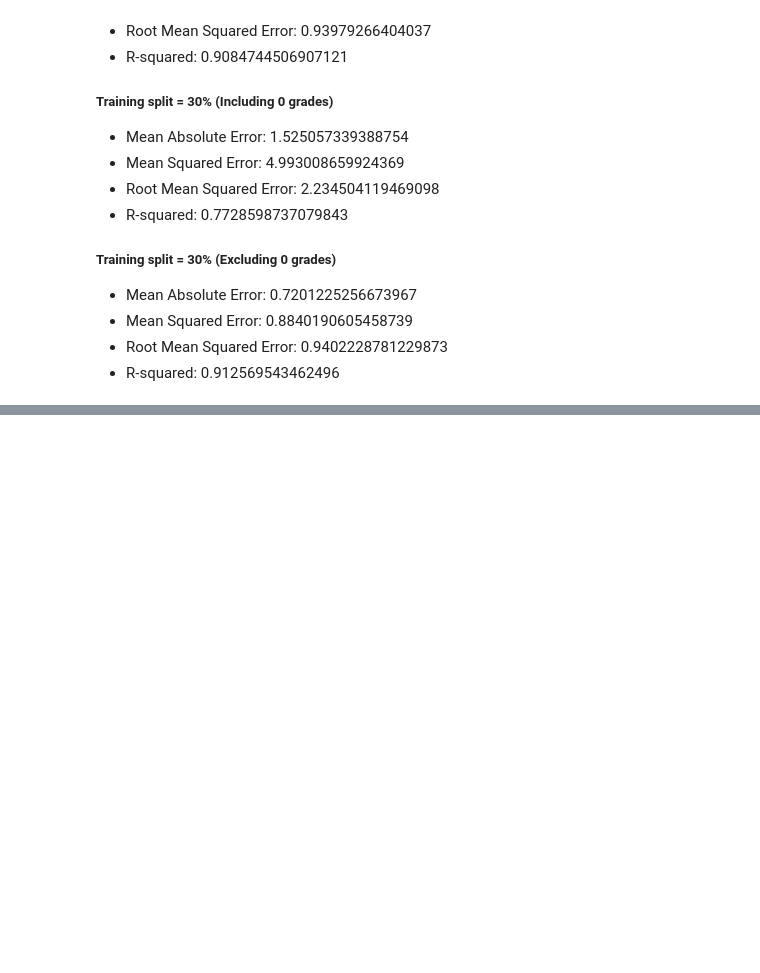
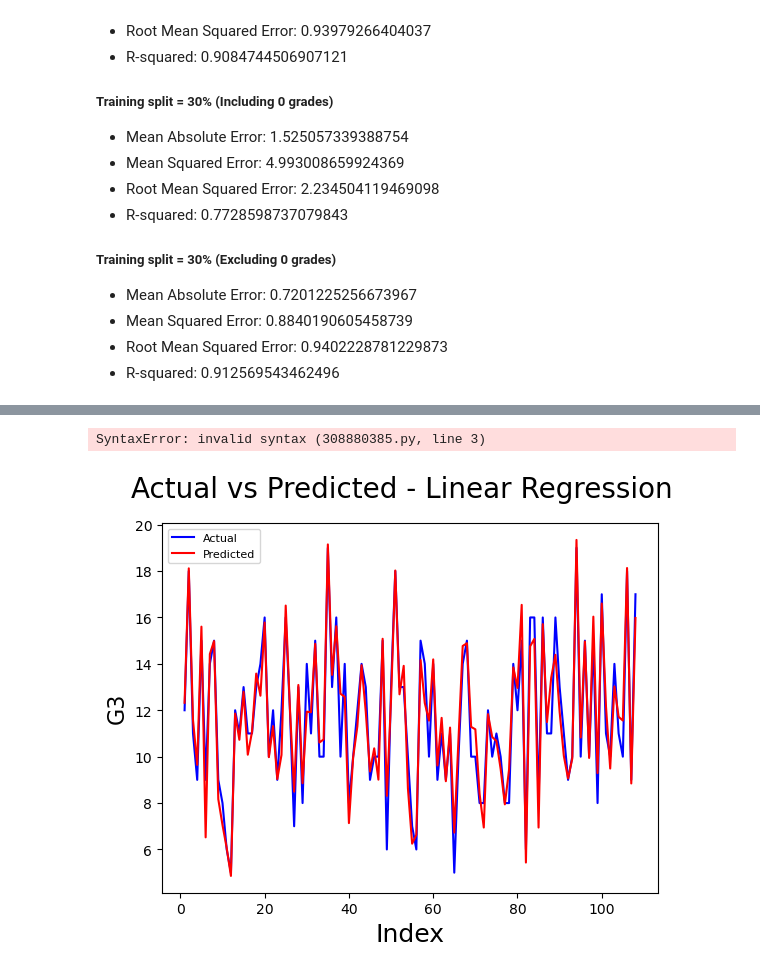
Before and after one commit to derekoharacct/Machine-Learning-CA-1, a Jupyter notebook: sbs24018 - Machine Learning - CA1.ipynb, the cells around one changed output, grey strips where cells are left out. Saved outputs shown, nothing was run; the diff lists cells and outputs as text; code cells hidden in the pictures; blank space fills up the shorter version.

```diff
--- a/sbs24018 - Machine Learning - CA1.ipynb
+++ b/sbs24018 - Machine Learning - CA1.ipynb
@@ -719,8 +625,0 @@ y_pred = clf.predict(X_test)
-# %%
-clf.fit(X_train,y_train)
-
-test_pred = lr.predict(X_test)
-train_pred = lr.predict(X_train)
-
-print('Test set evaluation:\n_____________________________________')
-print_evaluate(y_test, test_pred)
@@ -812,0 +636,12 @@ SyntaxError: invalid syntax (834926604.py, line 3)
+# %%
+# Import the library for the model named as 'SVM'
+from sklearn import svm
+
+# Create a classifier
+cls_svm = svm.SVR(kernel = "linear")
+
+# Train the model
+cls_svm.fit(X_train, y_train)
+
+# Predict the response
+y_pred = cls_svm.predict(X_test)
@@ -812,0 +749,12 @@ SyntaxError: invalid syntax (834926604.py, line 3)
+# %%
+# Importing random forest classifier from sklearn library
+from sklearn.ensemble import RandomForestRegressor
+
+# Running the random forest with default parameters.
+rfc = RandomForestRegressor ()
+
+# fit
+rfc.fit(X_train,y_train)
+
+# Making predictions
+y_pred = rfc.predict(X_test)
@@ -812,0 +804,45 @@ SyntaxError: invalid syntax (834926604.py, line 3)
+# %%
+# Linear Regression
+
+Split      Model                MAE         MSE         RMSE        R2 Square   Cross Validation
+20%        Linear Regression    0.674821    0.809396    0.899664    0.915986    0.922424
+25%        Linear Regression    0.719231    0.88321     0.939793    0.908474    0.922424
+30%        Linear Regression    0.720123    0.884019    0.940223    0.91257     0.922424
+
+# SVM
+
+Split      Model                MAE         MSE         RMSE        R2 Square   Cross Validation
+20%        SVM                  0.674821    0.809396    0.899664    0.915986    0.881513
+25%        SVM                  0.719231    0.88321     0.939793    0.908474    0.881513
+30%        SVM                  0.720123    0.884019    0.940223    0.91257     0.881513
+
+# Decision Tree
+
+Split      Model                MAE         MSE         RMSE        R2 Square   Cross Validation
+20%        Decision Tree        0.674821    0.809396    0.899664    0.915986    0.855197
+25%        Decision Tree        0.719231    0.88321     0.939793    0.908474    0.855197
+30%        Decision Tree        0.720123    0.884019    0.940223    0.91257     0.855197
+
+# Random Forest
+
+Split      Model                MAE         MSE         RMSE        R2 Square   Cross Validation
+20%        Random Forest        0.674821    0.809396    0.899664    0.915986    0.81447
+25%        Random Forest        0.719231    0.88321     0.939793    0.908474    0.805225
+30%        Random Forest        0.720123    0.884019    0.940223    0.91257     0.82883
+# %% [output]
+SyntaxError: invalid syntax (308880385.py, line 3)
+# %%
+# Ploat actual v prediced values.
+
+c = [i for i in range(1, 109)]  # Generating index to match y_test and y_pred length
+
+fig = plt.figure()
+plt.plot(c, y_test, color="blue", linewidth=1.5, linestyle="-", label="Actual")
+plt.plot(c, y_pred, color="red", linewidth=1.5, linestyle="-", label="Predicted")
+fig.suptitle('Actual vs Predicted - Linear Regression', fontsize=20)  # Plot heading
+plt.xlabel('Index', fontsize=18)                  # X-label
+plt.ylabel('G3', fontsize=16)                  # Y-label
+plt.legend(fontsize=8)                            # Adding legend
+plt.show()
+# %% [output]
+[figure, added]
```
Also changed, not shown: parts of 54 cells of this notebook.
